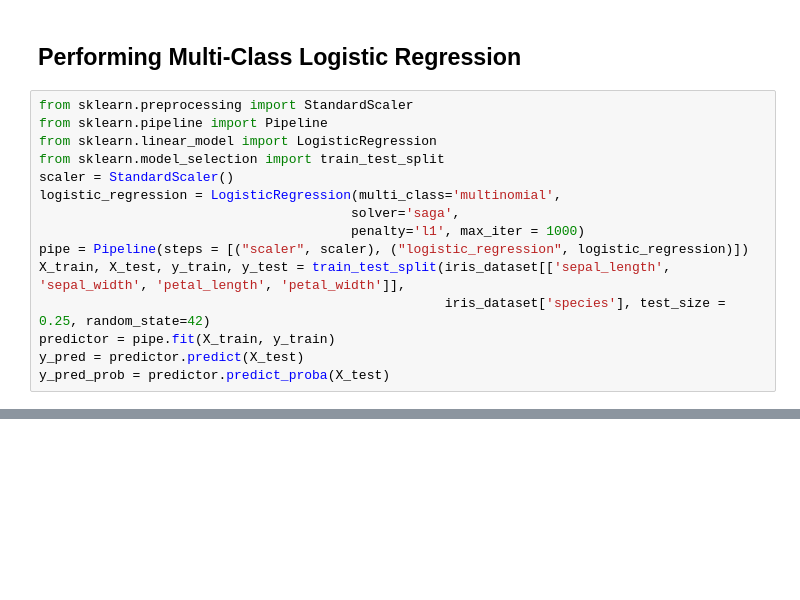
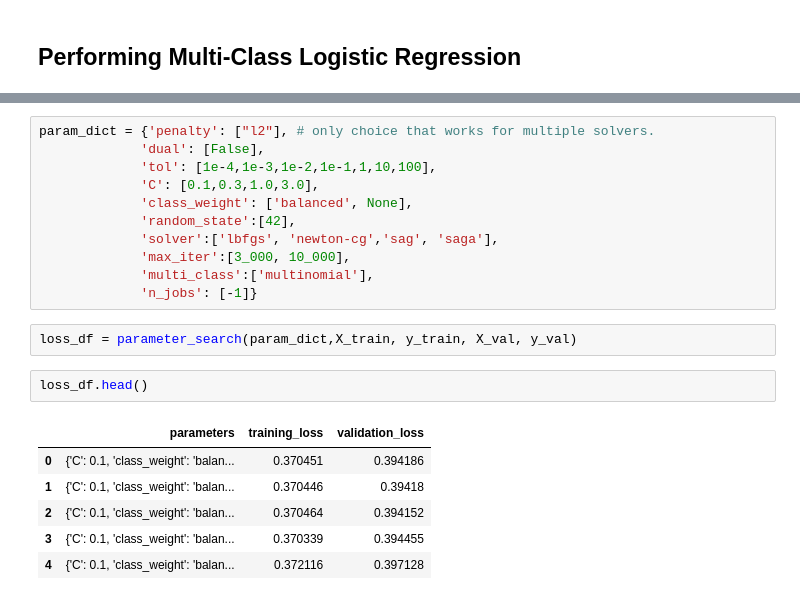
Before and after one commit to svadhera11/ml-notebooks, a Jupyter notebook: iris-logistic-regression.ipynb, the cells around one changed output, grey strips where cells are left out. Saved outputs shown, nothing was run; the diff lists cells and outputs as text; blank space fills up the shorter version.

```diff
--- a/iris-logistic-regression.ipynb
+++ b/iris-logistic-regression.ipynb
@@ -73,17 +154,2 @@ iris_dataset.groupby('species').agg(['mean', 'std'])
 # %% [markdown]
 ## Performing Multi-Class Logistic Regression
-# %%
-from sklearn.preprocessing import StandardScaler
-from sklearn.pipeline import Pipeline
-from sklearn.linear_model import LogisticRegression
-from sklearn.model_selection import train_test_split
-scaler = StandardScaler()
-logistic_regression = LogisticRegression(multi_class='multinomial',
-                                        solver='saga',
-                                        penalty='l1', max_iter = 1000)
-pipe = Pipeline(steps = [("scaler", scaler), ("logistic_regression", logistic_regression)])
-X_train, X_test, y_train, y_test = train_test_split(iris_dataset[['sepal_length', 'sepal_width', 'petal_length', 'petal_width']],
-                                                    iris_dataset['species'], test_size = 0.25, random_state=42)
-predictor = pipe.fit(X_train, y_train)
-y_pred = predictor.predict(X_test)
-y_pred_prob = predictor.predict_proba(X_test)
@@ -89,0 +189,22 @@ y_pred_prob = predictor.predict_proba(X_test)
+# %%
+param_dict = {'penalty': ["l2"], # only choice that works for multiple solvers.
+             'dual': [False],
+             'tol': [1e-4,1e-3,1e-2,1e-1,1,10,100],
+             'C': [0.1,0.3,1.0,3.0],
+             'class_weight': ['balanced', None],
+             'random_state':[42],
+             'solver':['lbfgs', 'newton-cg','sag', 'saga'],
+             'max_iter':[3_000, 10_000],
+             'multi_class':['multinomial'],
+             'n_jobs': [-1]}
+# %%
+loss_df = parameter_search(param_dict,X_train, y_train, X_val, y_val)
+# %%
+loss_df.head()
+# %% [output]
+|  | parameters | training_loss | validation_loss |
+| 0 | {'C': 0.1, 'class_weight': 'balan... | 0.370451 | 0.394186 |
+| 1 | {'C': 0.1, 'class_weight': 'balan... | 0.370446 | 0.39418 |
+| 2 | {'C': 0.1, 'class_weight': 'balan... | 0.370464 | 0.394152 |
+| 3 | {'C': 0.1, 'class_weight': 'balan... | 0.370339 | 0.394455 |
+| 4 | {'C': 0.1, 'class_weight': 'balan... | 0.372116 | 0.397128 |
```
Also changed, not shown: parts of 29 cells of this notebook.
